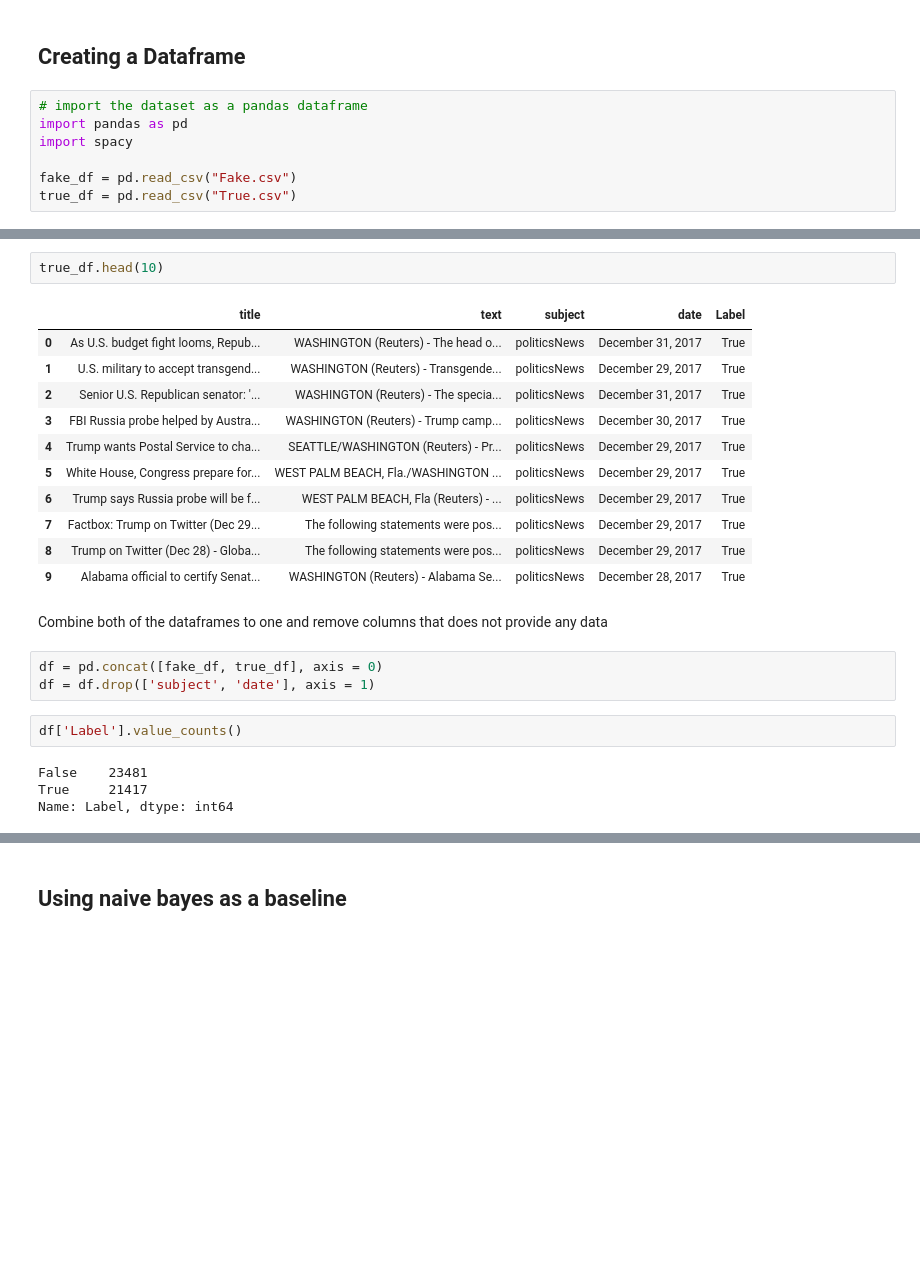
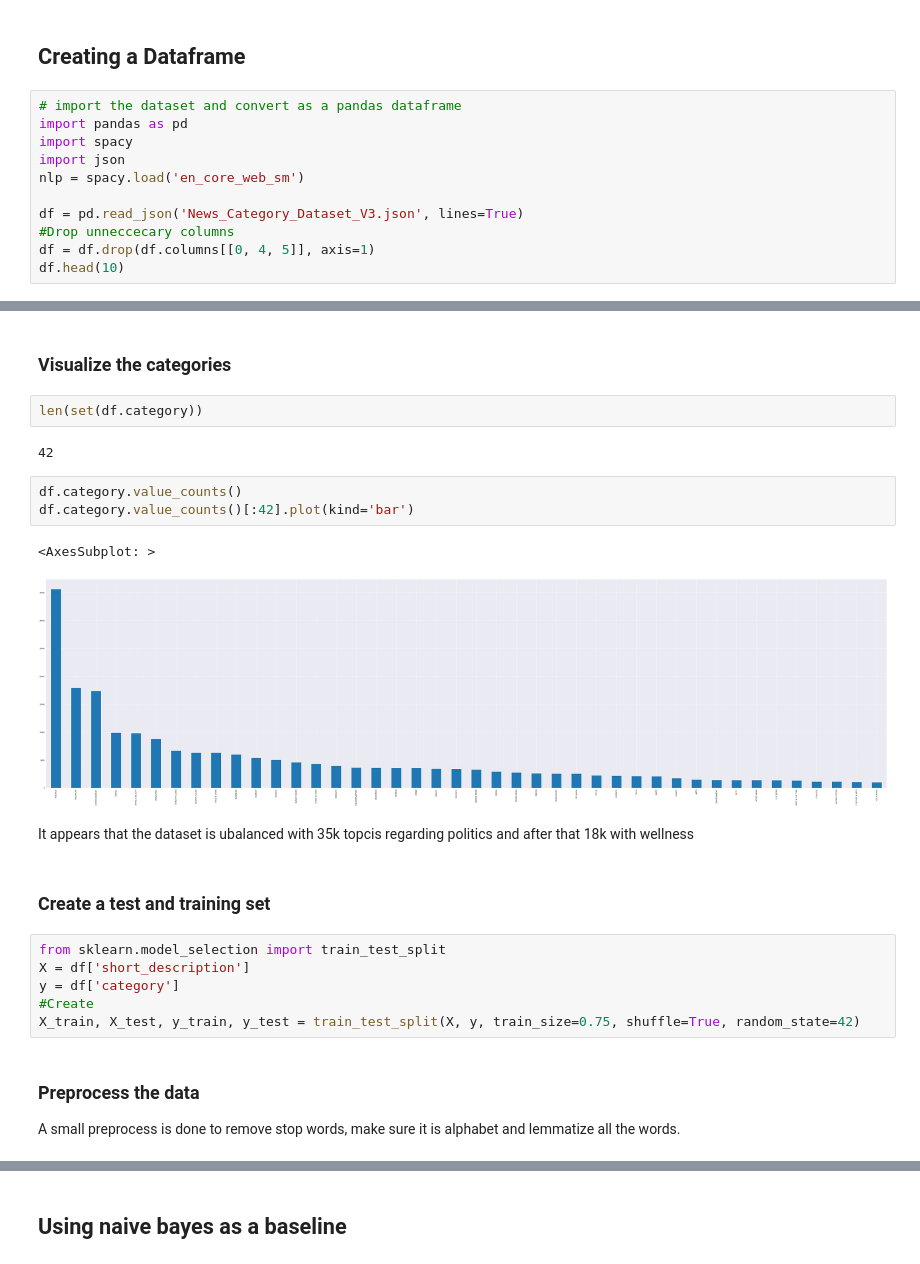
Before and after one commit to Znarvl/TDDE16_project, a Jupyter notebook: Project.ipynb, the cells around one changed output, grey strips where cells are left out. Saved outputs shown, nothing was run; the diff lists cells and outputs as text; blank space fills up the shorter version.

Commit message:
changed dataset to BBC big. Fixed chart and refactor code to match the new dataset

```diff
--- a/Project.ipynb
+++ b/Project.ipynb
@@ -30,9 +12,13 @@ Requirement already satisfied: numpy in ./env/lib/python3.11/site-packages (1.23
 # %% [markdown]
 ## Creating a Dataframe
 # %%
-# import the dataset as a pandas dataframe
+# import the dataset and convert as a pandas dataframe
 import pandas as pd
 import spacy
+import json
+nlp = spacy.load('en_core_web_sm')
 
-fake_df = pd.read_csv("Fake.csv")
-true_df = pd.read_csv("True.csv")
+df = pd.read_json('News_Category_Dataset_V3.json', lines=True)
+#Drop unneccecary columns
+df = df.drop(df.columns[[0, 4, 5]], axis=1)
+df.head(10)
@@ -58,25 +37,25 @@ fake_df.head(10)
-# %%
-true_df.head(10)
-# %% [output]
-|  | title | text | subject | date | Label |
-| 0 | As U.S. budget fight looms, Repub... | WASHINGTON (Reuters) - The head o... | politicsNews | December 31, 2017 | True |
-| 1 | U.S. military to accept transgend... | WASHINGTON (Reuters) - Transgende... | politicsNews | December 29, 2017 | True |
-| 2 | Senior U.S. Republican senator: '... | WASHINGTON (Reuters) - The specia... | politicsNews | December 31, 2017 | True |
-| 3 | FBI Russia probe helped by Austra... | WASHINGTON (Reuters) - Trump camp... | politicsNews | December 30, 2017 | True |
-| 4 | Trump wants Postal Service to cha... | SEATTLE/WASHINGTON (Reuters) - Pr... | politicsNews | December 29, 2017 | True |
-| 5 | White House, Congress prepare for... | WEST PALM BEACH, Fla./WASHINGTON ... | politicsNews | December 29, 2017 | True |
-| 6 | Trump says Russia probe will be f... | WEST PALM BEACH, Fla (Reuters) - ... | politicsNews | December 29, 2017 | True |
-| 7 | Factbox: Trump on Twitter (Dec 29... | The following statements were pos... | politicsNews | December 29, 2017 | True |
-| 8 | Trump on Twitter (Dec 28) - Globa... | The following statements were pos... | politicsNews | December 29, 2017 | True |
-| 9 | Alabama official to certify Senat... | WASHINGTON (Reuters) - Alabama Se... | politicsNews | December 28, 2017 | True |
-# %% [markdown]
-Combine both of the dataframes to one and remove columns that does not provide any data
-# %%
-df = pd.concat([fake_df, true_df], axis = 0)
-df = df.drop(['subject', 'date'], axis = 1)
-# %%
-df['Label'].value_counts()
-# %% [output]
-False    23481
-True     21417
-Name: Label, dtype: int64
+# %% [markdown]
+### Visualize the categories
+# %%
+len(set(df.category))
+# %% [output]
+42
+# %%
+df.category.value_counts()
+df.category.value_counts()[:42].plot(kind='bar')
+# %% [output]
+<AxesSubplot: >
+[figure, added]
+# %% [markdown]
+It appears that the dataset is ubalanced with 35k topcis regarding politics and after that 18k with wellness
+# %% [markdown]
+### Create a test and training set
+# %%
+from sklearn.model_selection import train_test_split
+X = df['short_description']
+y = df['category']
+#Create
+X_train, X_test, y_train, y_test = train_test_split(X, y, train_size=0.75, shuffle=True, random_state=42)
+# %% [markdown]
+### Preprocess the data
+A small preprocess is done to remove stop words, make sure it is alphabet and lemmatize all the words.
```
Also changed, not shown: parts of 14 cells of this notebook, 1 other file.
